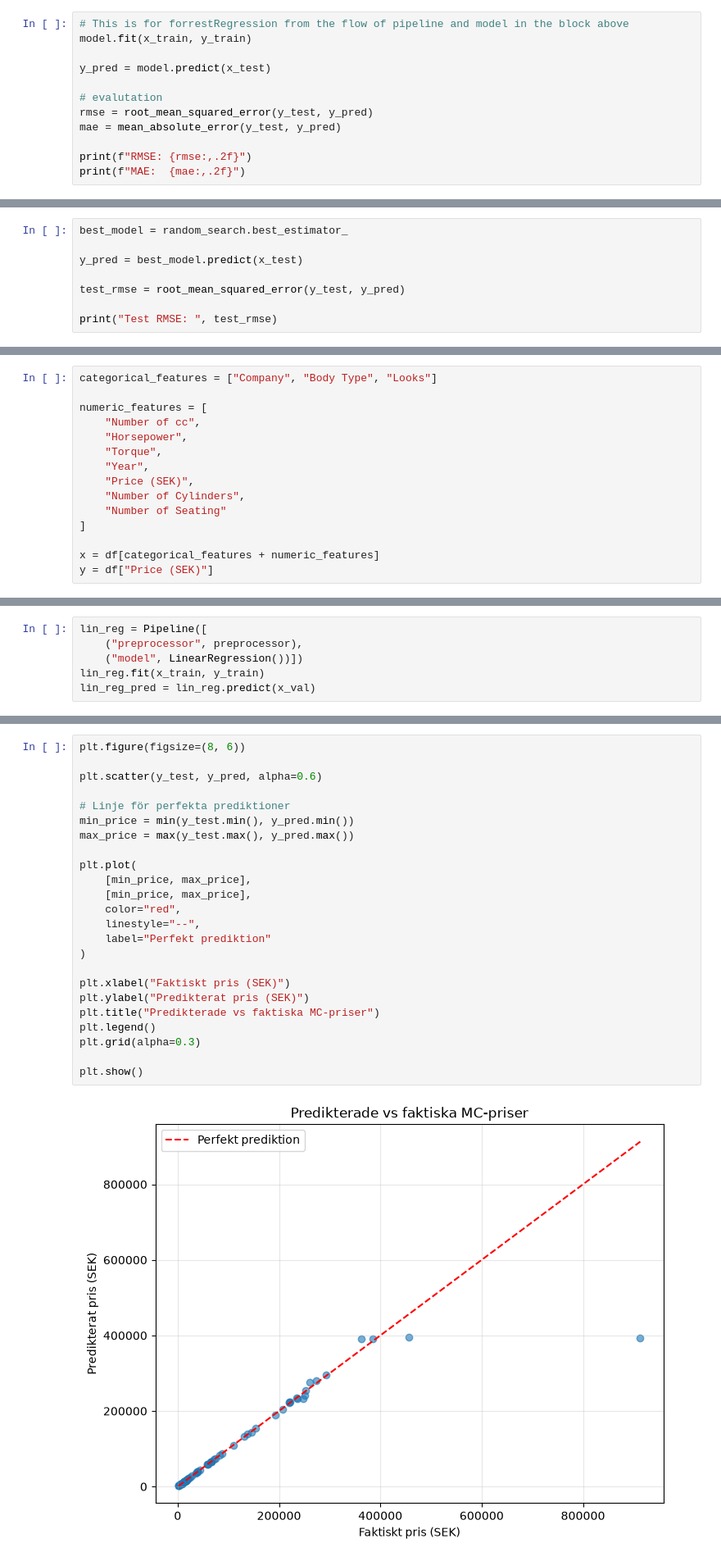
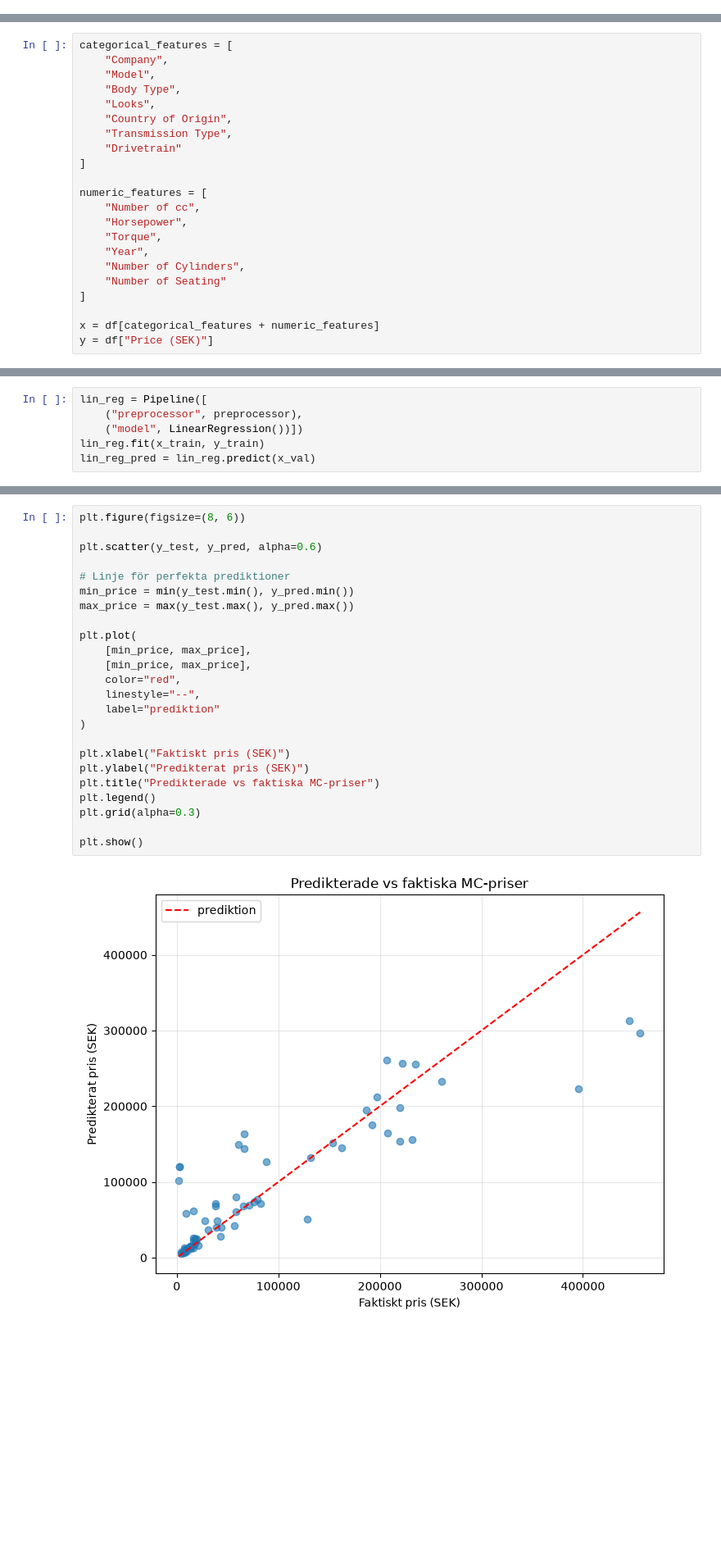
Before and after one commit to Piexgear/mc_match, a Jupyter notebook: models/valuation.ipynb, the cells around one changed output, grey strips where cells are left out. Shown at 82% size. Saved outputs shown, nothing was run; the diff lists cells and outputs as text; blank space fills up the shorter version.

```diff
--- a/models/valuation.ipynb
+++ b/models/valuation.ipynb
@@ -187,12 +203,0 @@ RME tree_regression:  119611608.88126677
-# %%
-# This is for forrestRegression from the flow of pipeline and model in the block above
-model.fit(x_train, y_train)
-
-y_pred = model.predict(x_test)
-
-# evalutation
-rmse = root_mean_squared_error(y_test, y_pred)
-mae = mean_absolute_error(y_test, y_pred)
-
-print(f"RMSE: {rmse:,.2f}")
-print(f"MAE:  {mae:,.2f}")
@@ -242,8 +289,0 @@ print(random_search.best_score_)
-# %%
-best_model = random_search.best_estimator_
-
-y_pred = best_model.predict(x_test)
-
-test_rmse = root_mean_squared_error(y_test, y_pred)
-
-print("Test RMSE: ", test_rmse)
@@ -252,14 +290,21 @@ Test RMSE:  61754.29033577394
 # %% [markdown]
 ## trying to add more values in the categorical_features and numeric_feature
 # %%
-categorical_features = ["Company", "Body Type", "Looks"]
+categorical_features = [
+    "Company",
+    "Model",
+    "Body Type",
+    "Looks",
+    "Country of Origin",
+    "Transmission Type",
+    "Drivetrain"
+]
 
 numeric_features = [
     "Number of cc",
     "Horsepower",
     "Torque",
     "Year",
-    "Price (SEK)",
     "Number of Cylinders",
     "Number of Seating"
 ]
@@ -328,29 +368,29 @@ plt.show()
 # %%
 plt.figure(figsize=(8, 6))
 
 plt.scatter(y_test, y_pred, alpha=0.6)
 
 # Linje för perfekta prediktioner
 min_price = min(y_test.min(), y_pred.min())
 max_price = max(y_test.max(), y_pred.max())
 
 plt.plot(
     [min_price, max_price],
     [min_price, max_price],
     color="red",
     linestyle="--",
-    label="Perfekt prediktion"
+    label="prediktion"
 )
 
 plt.xlabel("Faktiskt pris (SEK)")
 plt.ylabel("Predikterat pris (SEK)")
 plt.title("Predikterade vs faktiska MC-priser")
 plt.legend()
 plt.grid(alpha=0.3)
 
 plt.show()
 # %% [output]
-[figure, old version]
+[figure, new version]
 # %%
 plt.figure(figsize=(12, 6))
 
```
Also changed, not shown: parts of 21 cells of this notebook, 3 other files.
